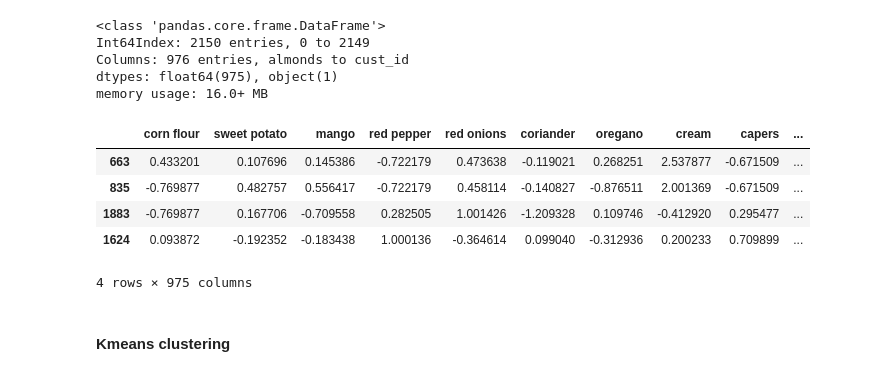
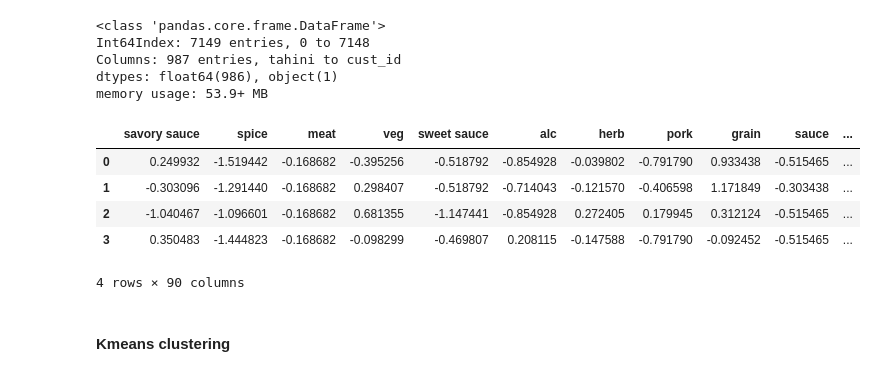
Before and after one commit to noahschumacher/smunch-user-food-analysis, a Jupyter notebook: eda/eda2_clustering.ipynb, the cells around one changed output. Saved outputs shown, nothing was run; the diff lists cells and outputs as text; code cells hidden in the pictures.

```diff
--- a/eda/eda2_clustering.ipynb
+++ b/eda/eda2_clustering.ipynb
@@ -18,5 +22,6 @@ from matplotlib import pyplot as plt
 np.random.seed(seed=14)
 # %%
 ## Read in pickle data
-ing_freq = pd.read_pickle("../model/user_f_df.p")
+ing_freq = pd.read_pickle("pickle/user_f_df_tot.p")
 ing_freq.sample(3)
+customers = ing_freq.cust_id
@@ -30,10 +29,36 @@ ing_freq.sample(3)
 ing_freq.info()
 # %% [output]
 <class 'pandas.core.frame.DataFrame'>
-Int64Index: 2150 entries, 0 to 2149
-Columns: 976 entries, almonds to cust_id
-dtypes: float64(975), object(1)
-memory usage: 16.0+ MB
+Int64Index: 7149 entries, 0 to 7148
+Columns: 987 entries, tahini to cust_id
+dtypes: float64(986), object(1)
+memory usage: 53.9+ MB
+# %%
+## Function converts inngredients to sudo categories to try and get better sense
+## of the clusters. If convert function is not run then does on individual ingredients.
+def convert(df):
+    convert = pd.read_csv('data/ing_to_cat.csv')
+    convert = convert.dropna()
+
+    new_df = pd.DataFrame(columns=convert.category.unique())
+
+    d = pd.Series(convert.category.values, convert.ing.values).to_dict()
+
+    for col in df.columns:
+        if col in d.keys():
+            new_col = d[col]
+            vals = df[col].values
+
+            if len(new_df[new_col].values) < 1 or (new_df[new_col].isnull().values.sum() > 2):
+                new_df[new_col] = vals
+            else:
+                vs = new_df[new_col].values
+                new_df[new_col] = vs+vals
+
+
+    return new_df
+
+ing_freq = convert(ing_freq)
 # %%
 ## Need to scale the features for clustering (distance metric)
 def scale_df(df):
@@ -44,19 +69,19 @@ def scale_df(df):
 
 ing_freq = scale_df(ing_freq)
 # %%
-## Exploring which ingredients are the most and least used
-cols = ing_freq.columns
-ing_means = ing_freq[cols].mean()  ## The variance in frequency would indicate strong preferences on ingredient
-top_ings = ing_means.sort_values().index.values[:]  ## Choosing the x ingredients with the most variance
+# ## Exploring which ingredients are the most and least used
+# cols = ing_freq.columns
+# ing_means = ing_freq[cols].mean()  ## The variance in frequency would indicate strong preferences on ingredient
+# top_ings = ing_means.sort_values().index.values[:]  ## Choosing the x ingredients with the most variance
 
-top_ing_f = ing_freq[top_ings]
-top_ing_f.sample(4)
+top_ing_f = ing_freq.copy()
+top_ing_f.head(4)
 # %% [output]
-|  | corn flour | sweet potato | mango | red pepper | red onions | coriander | oregano | cream | capers | ... |
-| 663 | 0.433201 | 0.107696 | 0.145386 | -0.722179 | 0.473638 | -0.119021 | 0.268251 | 2.537877 | -0.671509 | ... |
-| 835 | -0.769877 | 0.482757 | 0.556417 | -0.722179 | 0.458114 | -0.140827 | -0.876511 | 2.001369 | -0.671509 | ... |
-| 1883 | -0.769877 | 0.167706 | -0.709558 | 0.282505 | 1.001426 | -1.209328 | 0.109746 | -0.412920 | 0.295477 | ... |
-| 1624 | 0.093872 | -0.192352 | -0.183438 | 1.000136 | -0.364614 | 0.099040 | -0.312936 | 0.200233 | 0.709899 | ... |
+|  | savory sauce | spice | meat | veg | sweet sauce | alc | herb | pork | grain | sauce | ... |
+| 0 | 0.249932 | -1.519442 | -0.168682 | -0.395256 | -0.518792 | -0.854928 | -0.039802 | -0.791790 | 0.933438 | -0.515465 | ... |
+| 1 | -0.303096 | -1.291440 | -0.168682 | 0.298407 | -0.518792 | -0.714043 | -0.121570 | -0.406598 | 1.171849 | -0.303438 | ... |
+| 2 | -1.040467 | -1.096601 | -0.168682 | 0.681355 | -1.147441 | -0.854928 | 0.272405 | 0.179945 | 0.312124 | -0.515465 | ... |
+| 3 | 0.350483 | -1.444823 | -0.168682 | -0.098299 | -0.469807 | 0.208115 | -0.147588 | -0.791790 | -0.092452 | -0.515465 | ... |
-4 rows × 975 columns
+4 rows × 90 columns
 # %% [markdown]
 #### Kmeans clustering
```
Also changed, not shown: parts of 9 cells of this notebook.
